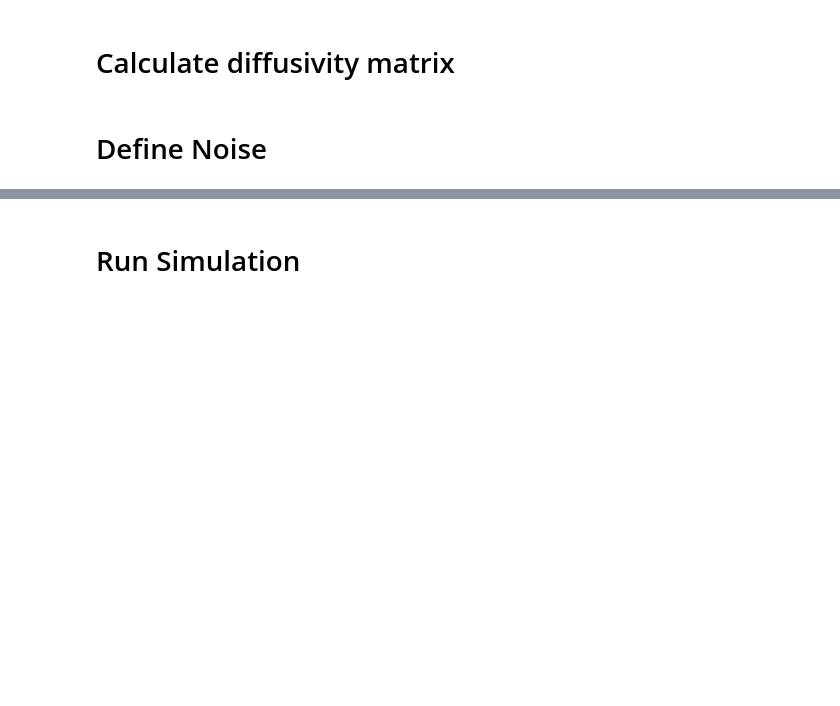
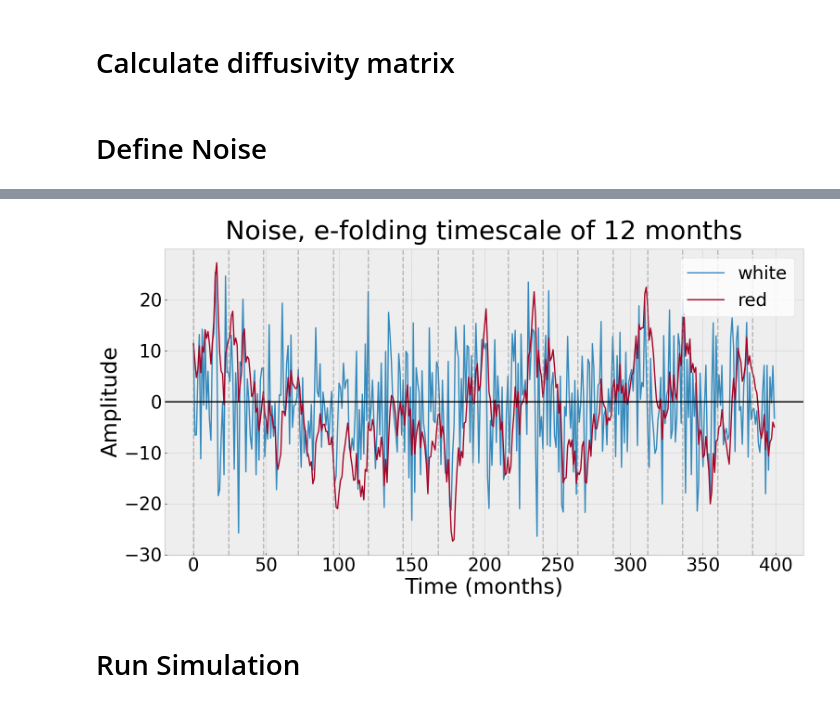
Before and after one commit to zacespinosa/MEBM_Noisy, a Jupyter notebook: Noise_MEBMclimoF.ipynb, the cells around one changed output, grey strips where cells are left out. Drawn from its saved outputs; the diff is of its cells as text; code cells hidden in the pictures; blank space fills up the shorter version.

```diff
--- a/Noise_MEBMclimoF.ipynb
+++ b/Noise_MEBMclimoF.ipynb
@@ -253,3 +263,20 @@ Random Noise Seed: 0
+# %%
+plt.style.use('bmh')
+[fig, ax] = plt.subplots(figsize=(16,9))
+ax.set_title(f'Noise, e-folding timescale of {12} months', pad=15)
+ax.plot(months[:400], white_noise[:400,144//2], label='white')
+ax.plot(months[:400], red_noise[:400,144//2], label='red')
+ax.axhline(y=0, color='k')
+for i in range(0,400,24):
+    ax.axvline(x=i, ls='--', color='gray', alpha=0.5)
+
+ax.set_xlabel("Time (months)")
+ax.set_ylabel('Amplitude')
+ax.legend(loc='upper right', facecolor='white')
+plt.tight_layout()
+plt.show()
+# %% [output]
+[figure, added]
 # %% [markdown]
 # Run Simulation
 # %%
```
Also changed, not shown: parts of 22 cells of this notebook.
